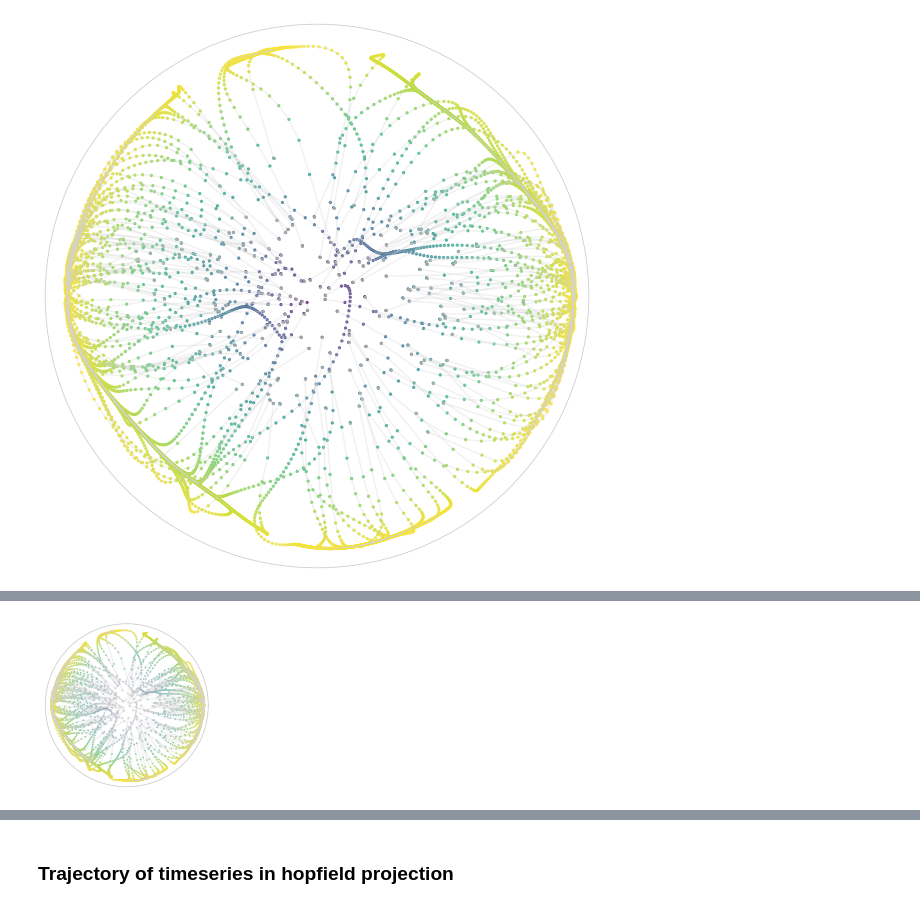
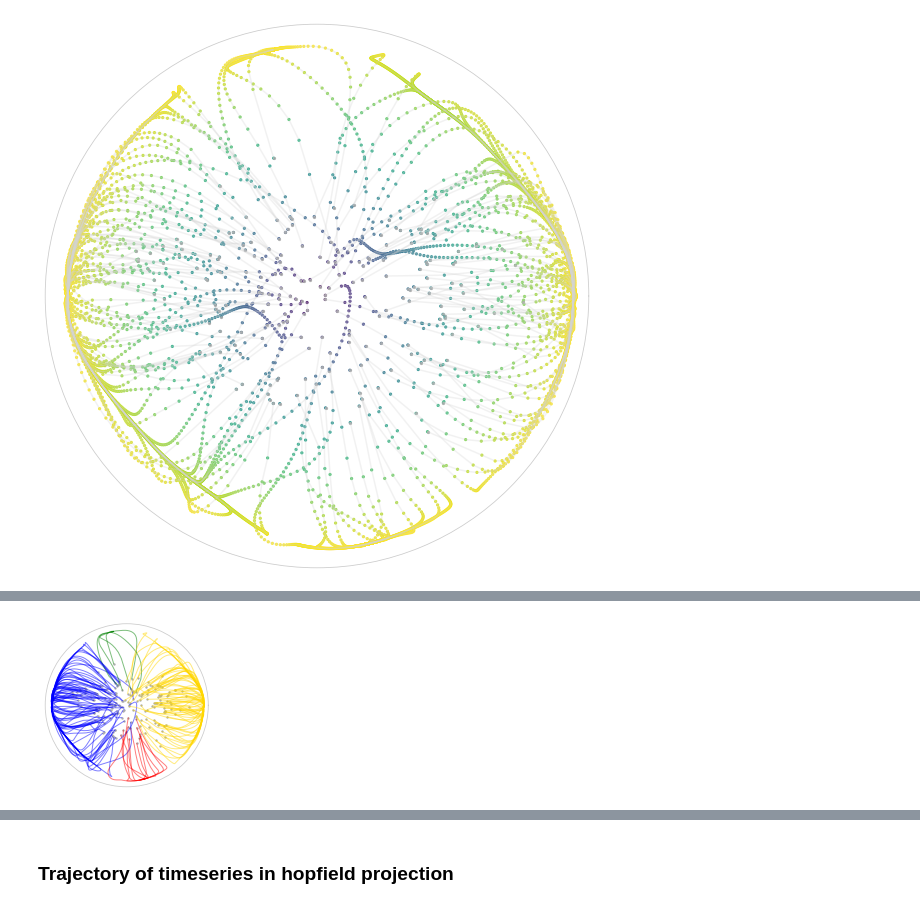
Before and after one commit to pni-lab/connattractor, a Jupyter notebook: notebooks/single_participant_trajectories.ipynb, the cells around one changed output, grey strips where cells are left out. Saved outputs shown, nothing was run; the diff lists cells and outputs as text; code cells hidden in the pictures.

Commit message:
updated trajectory plots

```diff
--- a/notebooks/single_participant_trajectories.ipynb
+++ b/notebooks/single_participant_trajectories.ipynb
@@ -96,0 +128,5 @@ plt.show()
+# %%
+statedict = []
+
+attractor_states = get_attractors_per_timesample(all_ts[0], hopnet)
+ts_att_labels, statedict = label_att_states(attractor_states, statedict)
@@ -97,28 +179,38 @@ plt.show()
 # %%
 import matplotlib.pyplot as plt
 import numpy as np
 
 
 cmap = plt.get_cmap('viridis')
 
 fig, ax = plt.subplots(figsize=(3, 3), subplot_kw={'projection': 'polar'})
 
+att_colors = {
+    0: 'gold',
+    1: 'blue',
+    2: 'red',
+    3: 'green'
+}
+
+
 for i, trajectory in enumerate(all_trajectories):
     trajectory = StandardScaler().fit_transform(np.array(trajectory).T).T
     trajectory_embedded = hopfield_embedding.embedding_model.transform(trajectory)
     r, th = analysis._cart2pol(trajectory_embedded[:, 0], trajectory_embedded[:, 1])
 
     color = [cmap(x/np.max(r)) for x in r]
-    alpha = [x/np.max(r) for x in r]
+    alpha = [x for x in np.linspace(0.8, 0.2, len(trajectory))]
 
-    plt.plot(th, r, 'lightgray', alpha=0.3)
-    ax.scatter(th, r, color=color, s=0.5, alpha=alpha)  # Adjust alpha if needed
-    ax.scatter(th[0], r[0], color='lightgray', s=0.5, alpha=0.8)
+    line_color = att_colors[ts_att_labels[i]]
+    #plt.plot(th, r, 'lightgray', alpha=0.3, linewidth=3)
+    ax.plot(th, r, line_color, alpha=0.5, linewidth=1)
+    #ax.scatter(th, r, color=color, s=5, alpha=alpha)
+    ax.scatter(th[0], r[0], color='darkgray', s=2, alpha=0.8)
 
 ax.set_yticks([])
 ax.set_xticks([])
 ax.grid(False)
 
 plt.show()
 # %% [output]
-[figure, old version]
+[figure, new version]
```
Also changed, not shown: parts of 6 cells of this notebook.
